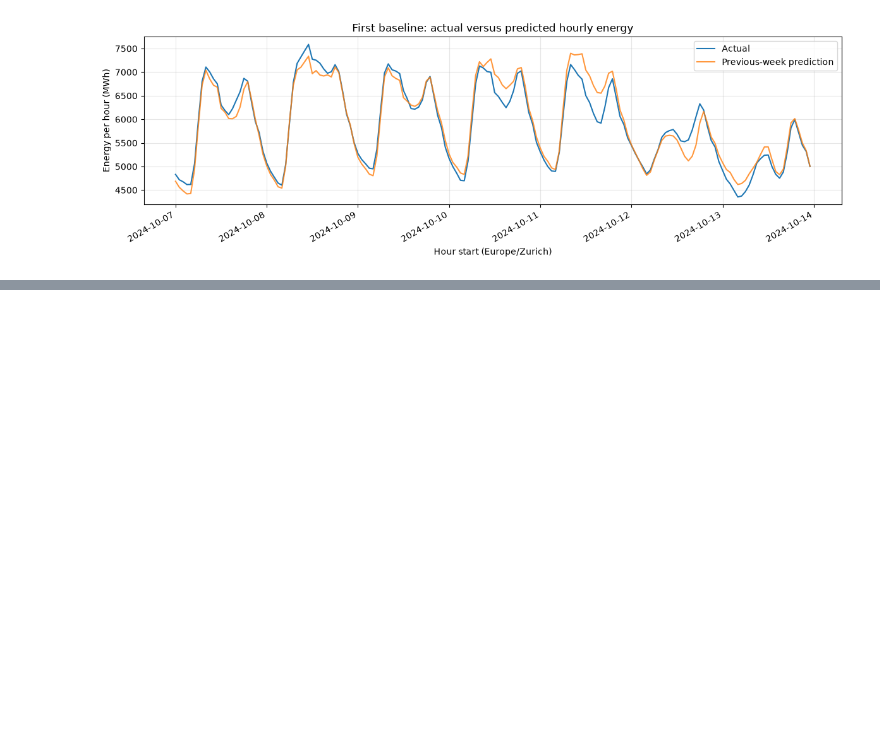
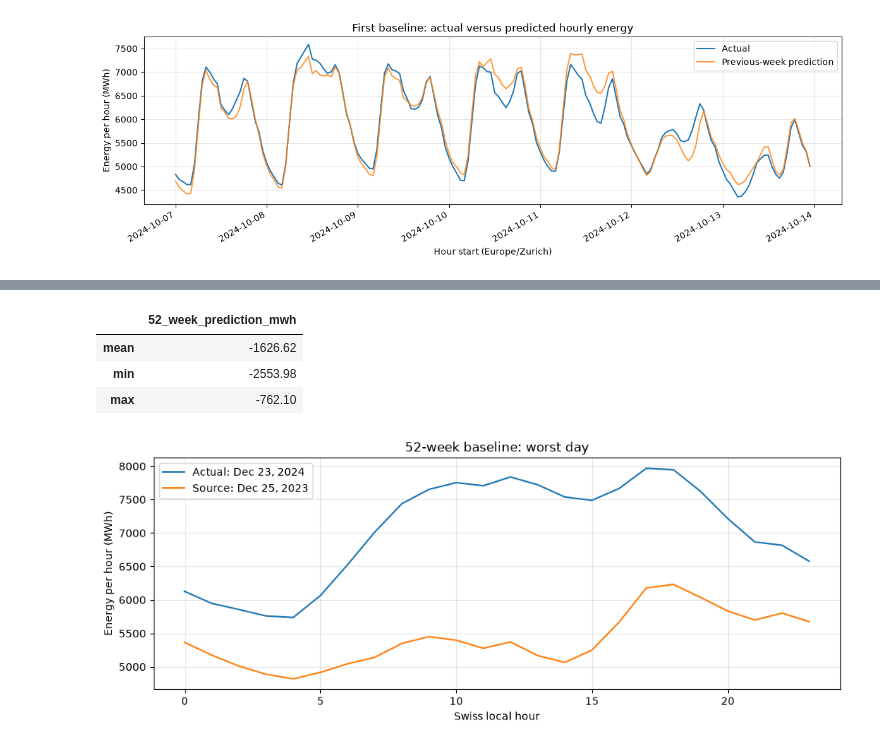
Before and after one commit to mihail500/swiss-energy-forecast, a Jupyter notebook: notebooks/02_baseline_forecast.ipynb, the cells around one changed output, grey strips where cells are left out. Cells and saved outputs as stored; diff of their text form; code cells hidden in the pictures; blank space fills up the shorter version.

```diff
--- a/notebooks/02_baseline_forecast.ipynb
+++ b/notebooks/02_baseline_forecast.ipynb
@@ -162,0 +617,33 @@ Next experiments: inspect the largest errors and compare another simple baseline
+# %%
+mask = evaluation["hour_start_local"].dt.strftime("%Y-%m-%d").eq(
+    "2024-12-23"
+)
+day = annual_comparison.loc[mask]
+local_hours = evaluation.loc[mask, "hour_start_local"].dt.hour
+
+display(annual_errors.loc[mask, ["52_week_prediction_mwh"]].agg(
+    ["mean", "min", "max"]
+).round(2))
+
+fig, ax = plt.subplots(figsize=(10, 4))
+ax.plot(local_hours, day["actual_mwh"], label="Actual: Dec 23, 2024")
+ax.plot(
+    local_hours,
+    day["52_week_prediction_mwh"],
+    label="Source: Dec 25, 2023",
+)
+ax.set(
+    xlabel="Swiss local hour",
+    ylabel="Energy per hour (MWh)",
+    title="52-week baseline: worst day",
+)
+ax.legend()
+ax.grid(alpha=0.3)
+plt.tight_layout()
+plt.show()
+# %% [output]
+|  | 52_week_prediction_mwh |
+| mean | -1626.62 |
+| min | -2553.98 |
+| max | -762.10 |
+[figure, added]
```
Also changed, not shown: parts of 29 cells of this notebook, 10 other files.
